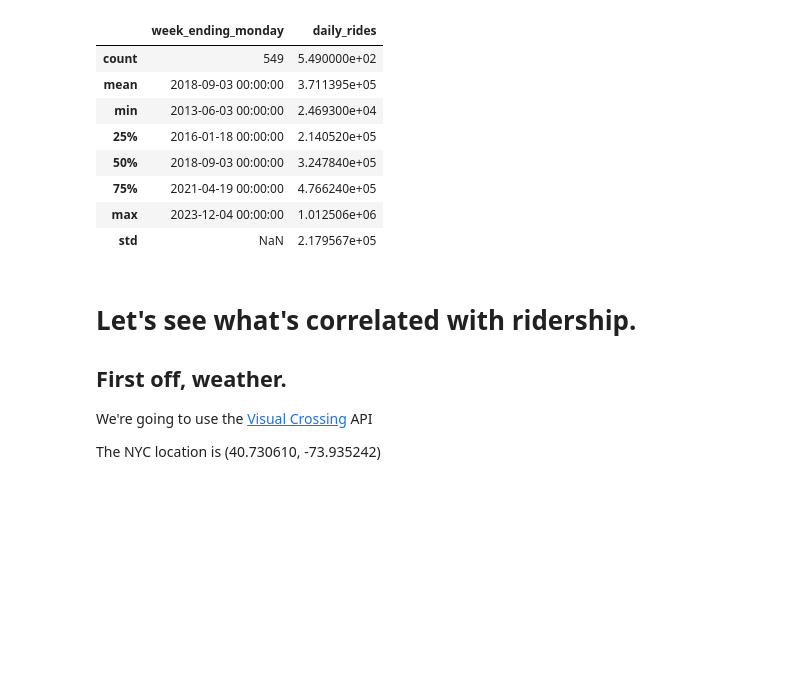
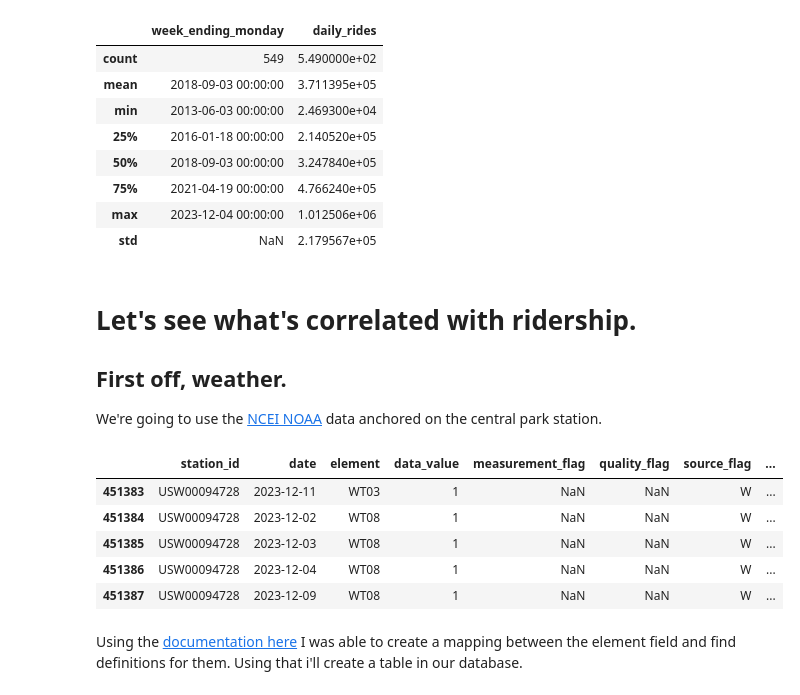
Before and after one commit to riverar9/citi-bike-trips-fun, a Jupyter notebook: citibike_traffic_modeling_EDA.ipynb, the cells around one changed output. Cells and saved outputs as stored; diff of their text form; code cells hidden in the pictures; blank space fills up the shorter version.

Commit message:
finally got that weather data and an element lookup

```diff
--- a/citibike_traffic_modeling_EDA.ipynb
+++ b/citibike_traffic_modeling_EDA.ipynb
@@ -103,6 +108,4 @@ weekly_rides.describe()
 # %% [markdown]
 # Let's see what's correlated with ridership.
 ## First off, weather.
-We're going to use the [Visual Crossing](https://www.visualcrossing.com/) API
-
-The NYC location is (40.730610, -73.935242)
+We're going to use the [NCEI NOAA](https://www.ncei.noaa.gov/pub/data/ghcn/daily/by_station) data anchored on the central park station.
@@ -119,0 +112,31 @@ for each_year in range(2013,2024):
+# %%
+weather_file = 'USW00094728.csv.gz'
+weather_url = f"https://www.ncei.noaa.gov/pub/data/ghcn/daily/by_station/{weather_file}"
+response = requests.get(weather_url)
+
+with gzip.GzipFile(fileobj=BytesIO(response.content), mode='rb') as gz_file:
+    df = pd.read_csv(
+        gz_file
+        , names = [
+            'station_id'
+            , 'date'
+            , 'element'
+            , 'data_value'
+            , 'measurement_flag'
+            , 'quality_flag'
+            , 'source_flag'
+            , 'observation_time'
+        ]
+        , parse_dates=['date']
+        )
+
+df.tail()
+# %% [output]
+|  | station_id | date | element | data_value | measurement_flag | quality_flag | source_flag | ... |
+| 451383 | USW00094728 | 2023-12-11 | WT03 | 1 | NaN | NaN | W | ... |
+| 451384 | USW00094728 | 2023-12-02 | WT08 | 1 | NaN | NaN | W | ... |
+| 451385 | USW00094728 | 2023-12-03 | WT08 | 1 | NaN | NaN | W | ... |
+| 451386 | USW00094728 | 2023-12-04 | WT08 | 1 | NaN | NaN | W | ... |
+| 451387 | USW00094728 | 2023-12-09 | WT08 | 1 | NaN | NaN | W | ... |
+# %% [markdown]
+Using the [documentation here](https://www.ncei.noaa.gov/pub/data/ghcn/daily/readme.txt) I was able to create a mapping between the element field and find definitions for them. Using that i'll create a table in our database.
```
Also changed, not shown: parts of 3 cells of this notebook, 1 other file.
